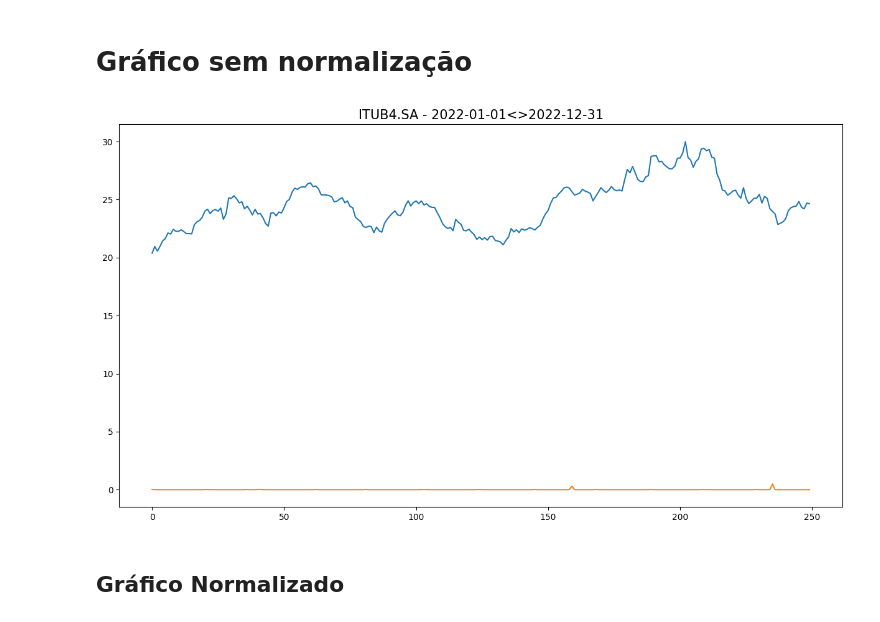
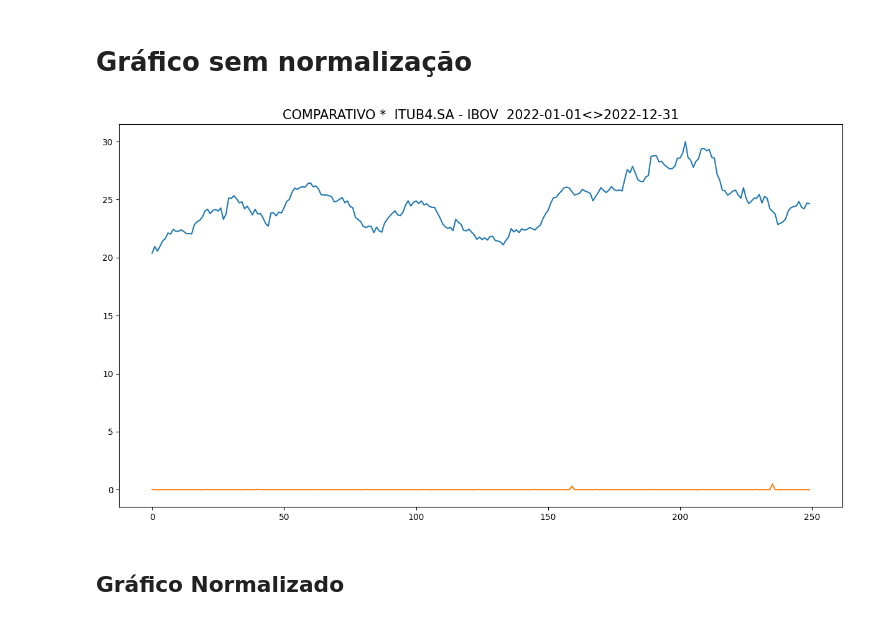
Before and after one commit to vconessa/Comparativo-de-uma-A-o-e-do-ndice-IBOV-normalizado-, a Jupyter notebook: Projeto_01_Comparativo_Ação_e_IBOV_(normalizado)_v1.ipynb, the cells around one changed output. Drawn from its saved outputs; the diff is of its cells as text; code cells hidden in the pictures.

```diff
--- a/Projeto_01_Comparativo_Ação_e_IBOV_(normalizado)_v1.ipynb
+++ b/Projeto_01_Comparativo_Ação_e_IBOV_(normalizado)_v1.ipynb
@@ -257,12 +257,12 @@ df_comparativo_min_max.head()
 # %%
 plt.figure(figsize=(15,8))
 plt.plot(df_ticker
          ['Adj Close'])
 plt.plot(df_ticker['Dividends'])
-plt.title((ticker)+' - '+(data_i)+'<>'+(data_f), fontsize=15, loc='Center')
+plt.title('COMPARATIVO * '+' '+(ticker)+' - IBOV  '+(data_i)+'<>'+(data_f), fontsize=15, loc='Center')
 plt.show()
 # %% [output]
-[figure, old version]
+[figure, new version]
 # %% [markdown]
 ## Gráfico Normalizado
 # %%
```
